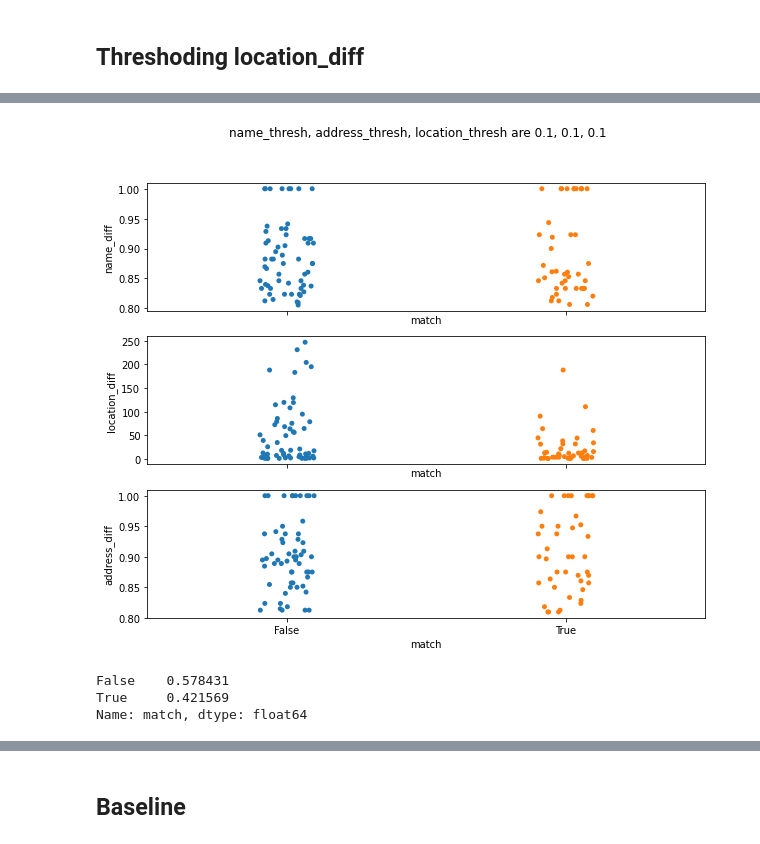
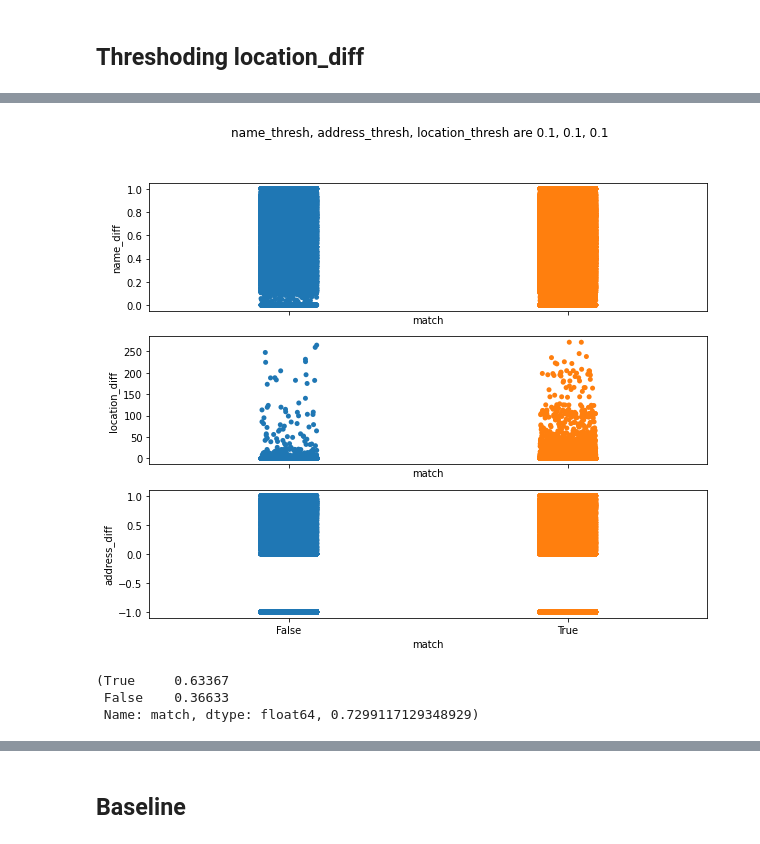
Before and after one commit to gormantt/foursquare-location-matching, a Jupyter notebook: Ling_EDA_and_modeling.ipynb, the cells around one changed output, grey strips where cells are left out. Cells and saved outputs as stored; diff of their text form; code cells hidden in the pictures.

```diff
--- a/Ling_EDA_and_modeling.ipynb
+++ b/Ling_EDA_and_modeling.ipynb
@@ -496,26 +376,26 @@ df.match.value_counts()/len(df), len(df)/len(pairs_lev)
  False    0.088581
  Name: match, dtype: float64, 0.17724263137256935)
 # %%
-name_thresh, address_thresh, location_thresh = 0.8,0.8,0.8
+thresh = .1
 cols = ['name_diff','location_diff', 'address_diff']
 
-df = pairs_lev.loc[(pairs_lev.name_diff>name_thresh)&(pairs_lev.address_diff>address_thresh)&(pairs_lev.location_diff>location_thresh)]
+df = pairs_lev.loc[(pairs_lev.name_diff>thresh)|(pairs_lev.location_diff>thresh)]
 
 fig,ax = plt.subplots(3,1, figsize=(10,8), sharex=True)
 
 fig.suptitle('name_thresh, address_thresh, location_thresh are 0.1, 0.1, 0.1')
 
 for i in range(len(cols)):
     sns.stripplot(x="match", y=cols[i], data=df, ax=ax[i])
 
 plt.show()
 
-df.match.value_counts()/len(df)
+df.match.value_counts()/len(df),  len(df)/len(pairs_lev)
 # %% [output]
-[figure, old version]
+[figure, new version]
-False    0.578431
-True     0.421569
-Name: match, dtype: float64
+(True     0.63367
+ False    0.36633
+ Name: match, dtype: float64, 0.7299117129348929)
 # %%
 name_thresh, address_thresh, location_thresh = 0.5, 0.5, 0.5
 cols = ['name_diff','location_diff', 'address_diff']
```
Also changed, not shown: parts of 50 cells of this notebook.
